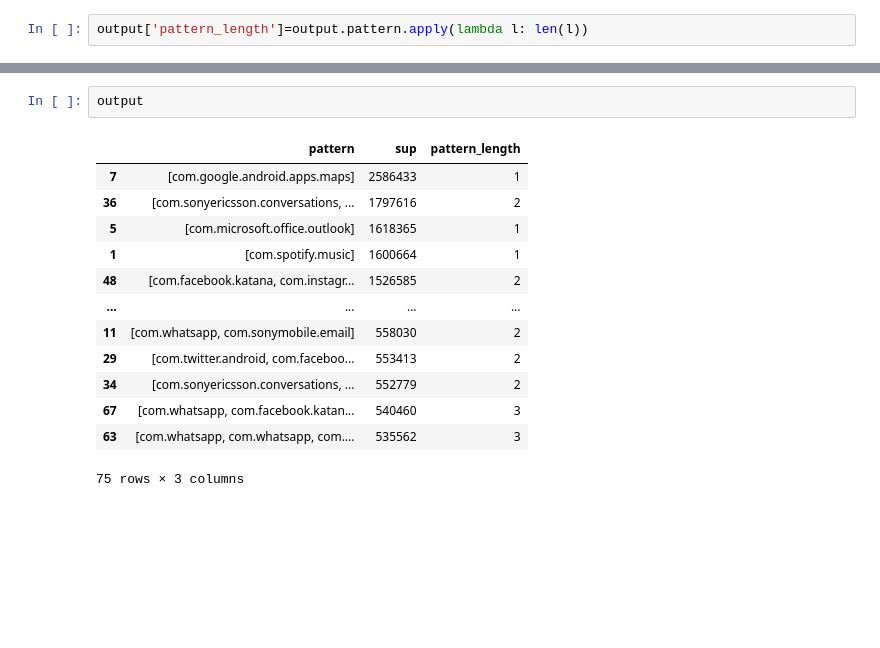
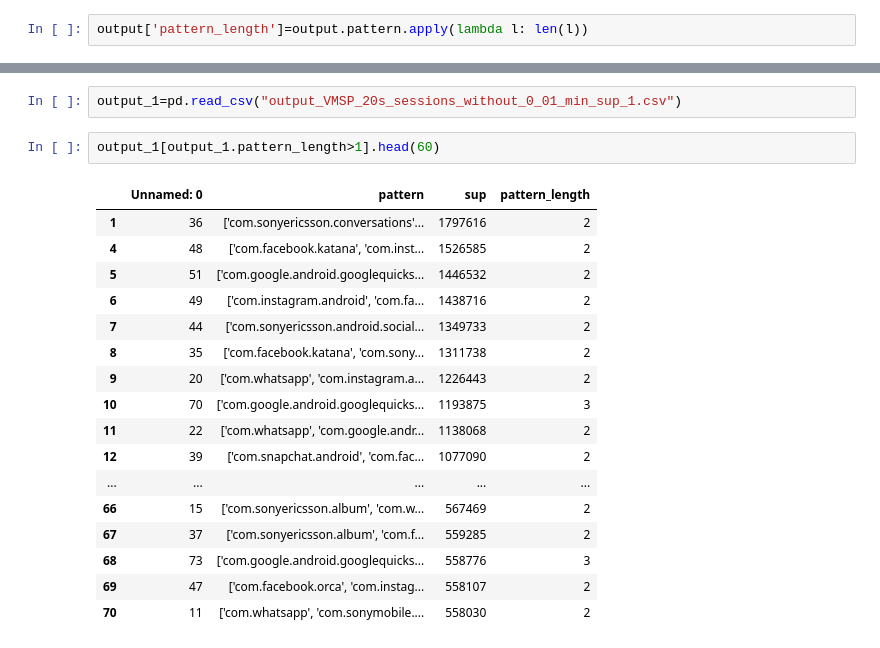
Before and after one commit to ClaraAndersen/motifs_and_competition_in_app_usage, a Jupyter notebook: data_exploration.ipynb, the cells around one changed output, grey strips where cells are left out. Saved outputs shown, nothing was run; the diff lists cells and outputs as text; blank space fills up the shorter version.

```diff
--- a/data_exploration.ipynb
+++ b/data_exploration.ipynb
@@ -1752,16 +1779,22 @@ output[output.pattern_length>1]
-# %%
-output
-# %% [output]
-|  | pattern | sup | pattern_length |
-| 7 | [com.google.android.apps.maps] | 2586433 | 1 |
-| 36 | [com.sonyericsson.conversations, ... | 1797616 | 2 |
-| 5 | [com.microsoft.office.outlook] | 1618365 | 1 |
-| 1 | [com.spotify.music] | 1600664 | 1 |
-| 48 | [com.facebook.katana, com.instagr... | 1526585 | 2 |
-| ... | ... | ... | ... |
-| 11 | [com.whatsapp, com.sonymobile.email] | 558030 | 2 |
-| 29 | [com.twitter.android, com.faceboo... | 553413 | 2 |
-| 34 | [com.sonyericsson.conversations, ... | 552779 | 2 |
-| 67 | [com.whatsapp, com.facebook.katan... | 540460 | 3 |
-| 63 | [com.whatsapp, com.whatsapp, com.... | 535562 | 3 |
-75 rows × 3 columns
+# %%
+output_1=pd.read_csv("output_VMSP_20s_sessions_without_0_01_min_sup_1.csv")
+# %%
+output_1[output_1.pattern_length>1].head(60)
+# %% [output]
+|  | Unnamed: 0 | pattern | sup | pattern_length |
+| 1 | 36 | ['com.sonyericsson.conversations'... | 1797616 | 2 |
+| 4 | 48 | ['com.facebook.katana', 'com.inst... | 1526585 | 2 |
+| 5 | 51 | ['com.google.android.googlequicks... | 1446532 | 2 |
+| 6 | 49 | ['com.instagram.android', 'com.fa... | 1438716 | 2 |
+| 7 | 44 | ['com.sonyericsson.android.social... | 1349733 | 2 |
+| 8 | 35 | ['com.facebook.katana', 'com.sony... | 1311738 | 2 |
+| 9 | 20 | ['com.whatsapp', 'com.instagram.a... | 1226443 | 2 |
+| 10 | 70 | ['com.google.android.googlequicks... | 1193875 | 3 |
+| 11 | 22 | ['com.whatsapp', 'com.google.andr... | 1138068 | 2 |
+| 12 | 39 | ['com.snapchat.android', 'com.fac... | 1077090 | 2 |
+| ... | ... | ... | ... | ... |
+| 66 | 15 | ['com.sonyericsson.album', 'com.w... | 567469 | 2 |
+| 67 | 37 | ['com.sonyericsson.album', 'com.f... | 559285 | 2 |
+| 68 | 73 | ['com.google.android.googlequicks... | 558776 | 3 |
+| 69 | 47 | ['com.facebook.orca', 'com.instag... | 558107 | 2 |
+| 70 | 11 | ['com.whatsapp', 'com.sonymobile.... | 558030 | 2 |
```
Also changed, not shown: parts of 4 cells of this notebook, 1 other file.
